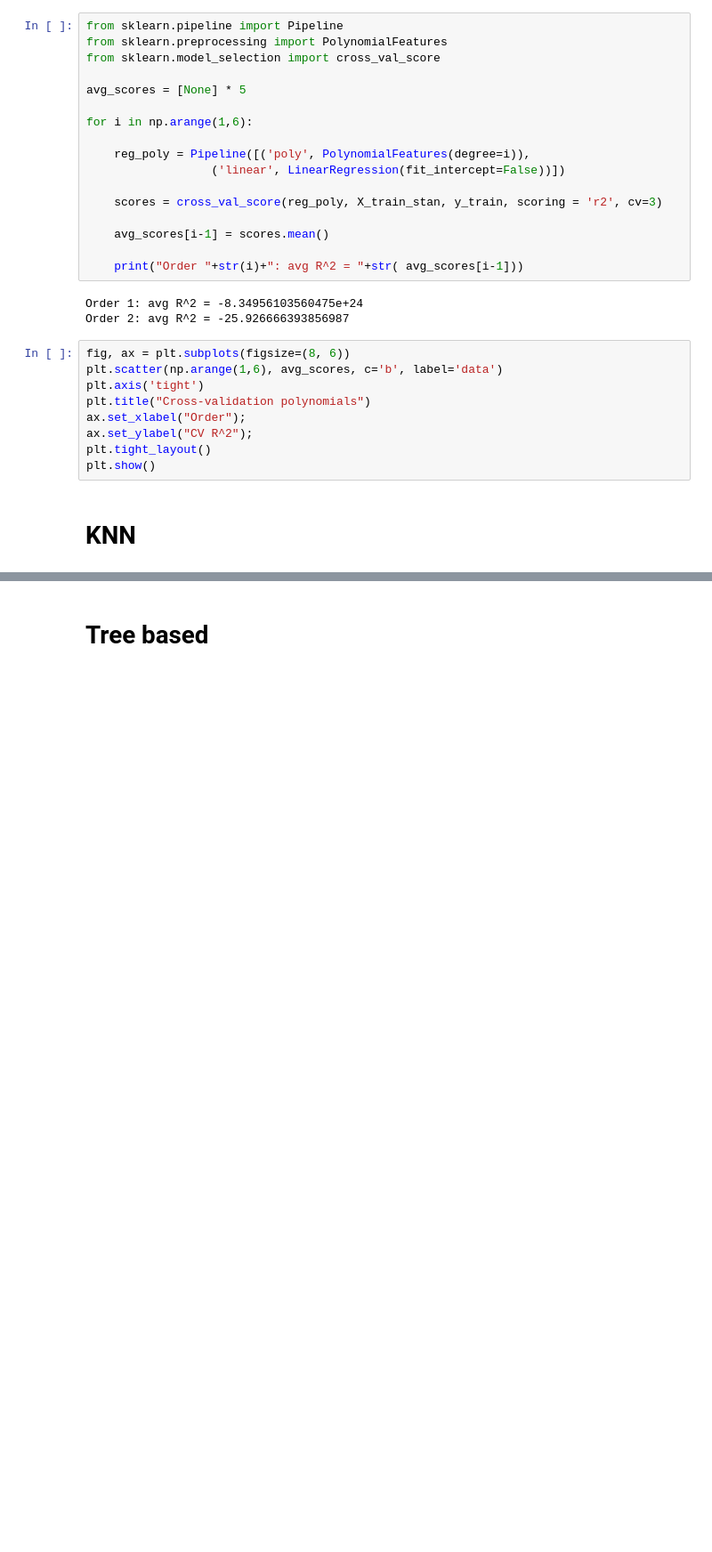
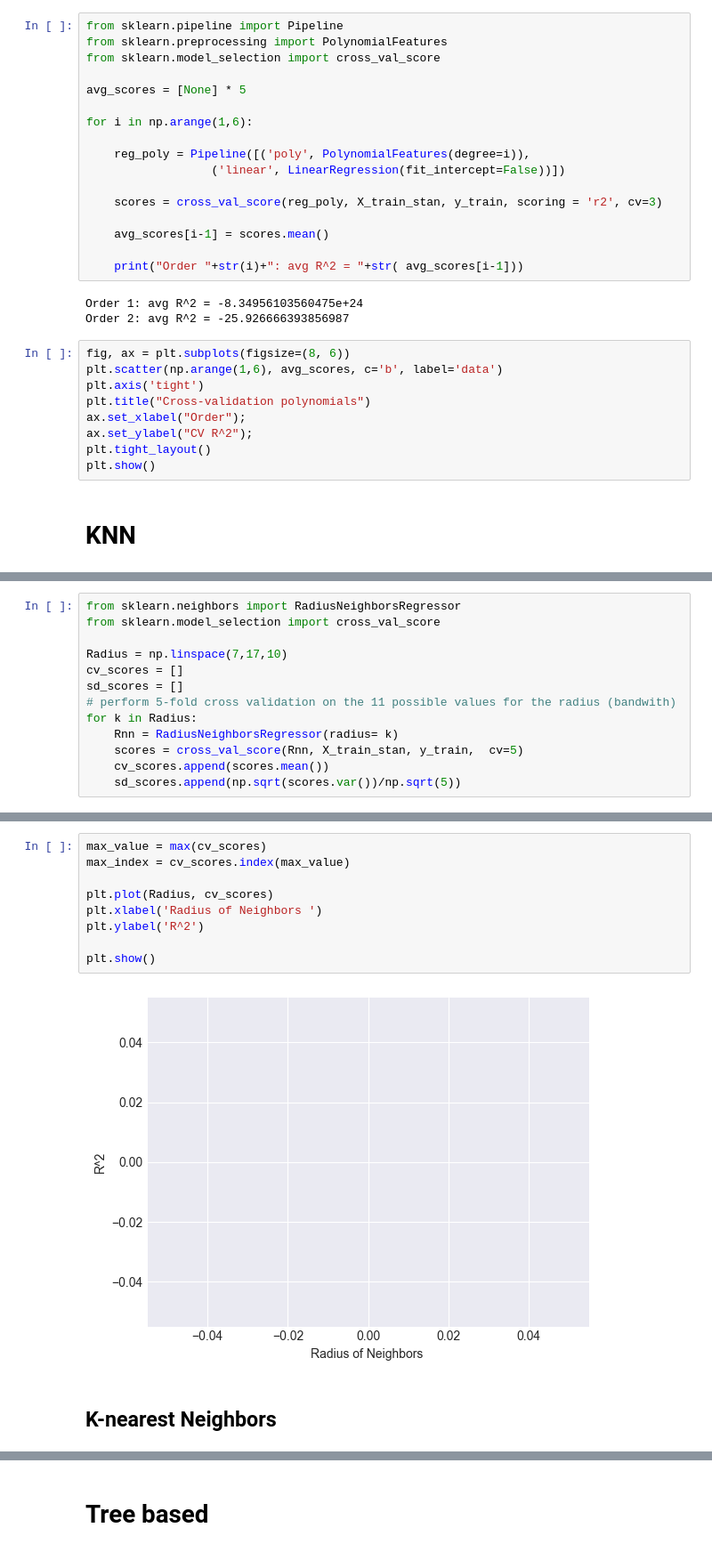
Before and after one commit to Vicba/SchoolProject, a Jupyter notebook: algorithms.ipynb, the cells around one changed output, grey strips where cells are left out. Shown at 89% size. Cells and saved outputs as stored; diff of their text form; blank space fills up the shorter version.

```diff
--- a/algorithms.ipynb
+++ b/algorithms.ipynb
@@ -115,0 +118,13 @@ plt.show()
+# %%
+from sklearn.neighbors import RadiusNeighborsRegressor
+from sklearn.model_selection import cross_val_score
+
+Radius = np.linspace(7,17,10)
+cv_scores = []
+sd_scores = []
+# perform 5-fold cross validation on the 11 possible values for the radius (bandwith)
+for k in Radius:
+    Rnn = RadiusNeighborsRegressor(radius= k)
+    scores = cross_val_score(Rnn, X_train_stan, y_train,  cv=5)
+    cv_scores.append(scores.mean())
+    sd_scores.append(np.sqrt(scores.var())/np.sqrt(5))
@@ -115,0 +149,13 @@ plt.show()
+# %%
+max_value = max(cv_scores)
+max_index = cv_scores.index(max_value)
+
+plt.plot(Radius, cv_scores)
+plt.xlabel('Radius of Neighbors ')
+plt.ylabel('R^2')
+
+plt.show()
+# %% [output]
+[figure, added]
+# %% [markdown]
+## K-nearest Neighbors
```
Also changed, not shown: parts of 23 cells of this notebook.
